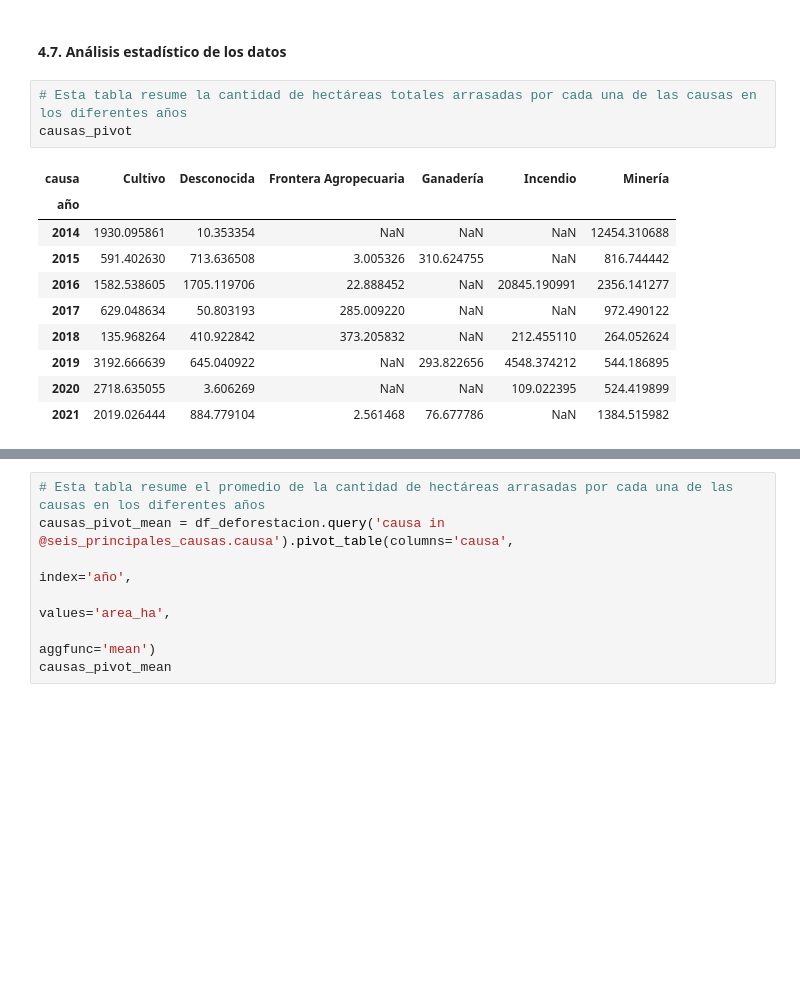
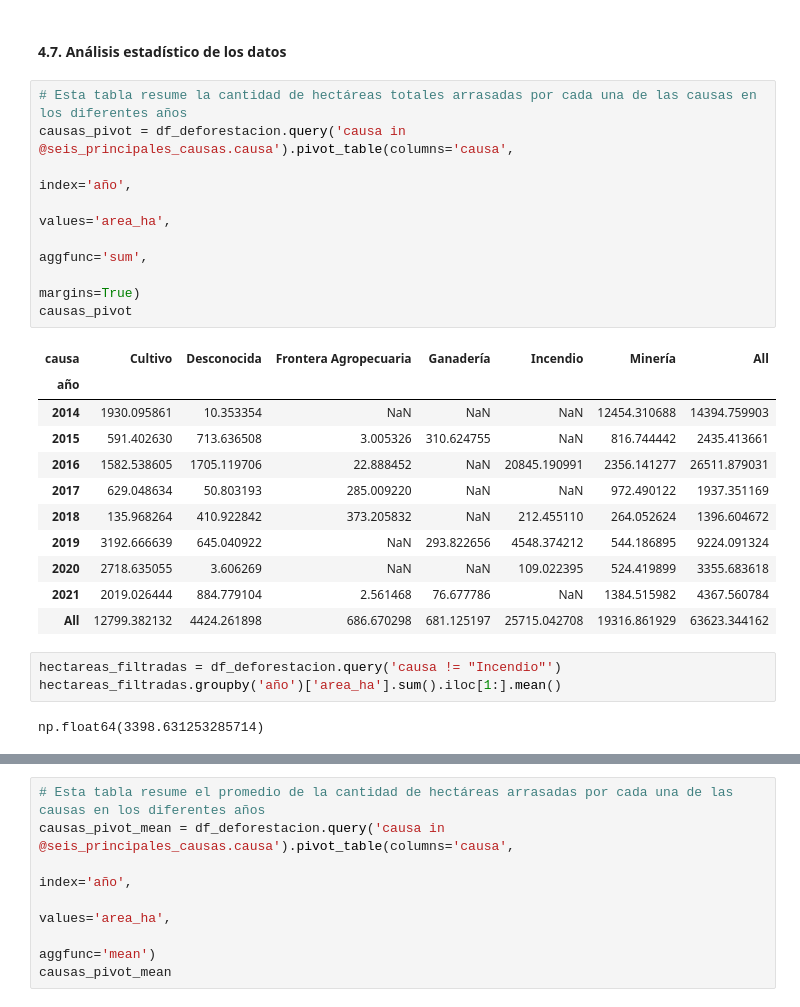
Before and after one commit to JohnQuintero08/deforestacion_choco, a Jupyter notebook: tratamiento_de_datos.ipynb, the cells around one changed output, grey strips where cells are left out. Cells and saved outputs as stored; diff of their text form; blank space fills up the shorter version.

```diff
--- a/tratamiento_de_datos.ipynb
+++ b/tratamiento_de_datos.ipynb
@@ -458,18 +497,29 @@ matriz_graficos_geo(df_deforestacion.query('causa == "Cultivo"'), './graficas/av
 #### 4.7. Análisis estadístico de los datos
 # %%
 # Esta tabla resume la cantidad de hectáreas totales arrasadas por cada una de las causas en los diferentes años
+causas_pivot = df_deforestacion.query('causa in @seis_principales_causas.causa').pivot_table(columns='causa',
+                                                                                             index='año',
+                                                                                             values='area_ha',
+                                                                                             aggfunc='sum',
+                                                                                             margins=True)
 causas_pivot
 # %% [output]
-| causa | Cultivo | Desconocida | Frontera Agropecuaria | Ganadería | Incendio | Minería |
-| año |  |  |  |  |  |  |
-| 2014 | 1930.095861 | 10.353354 | NaN | NaN | NaN | 12454.310688 |
-| 2015 | 591.402630 | 713.636508 | 3.005326 | 310.624755 | NaN | 816.744442 |
-| 2016 | 1582.538605 | 1705.119706 | 22.888452 | NaN | 20845.190991 | 2356.141277 |
-| 2017 | 629.048634 | 50.803193 | 285.009220 | NaN | NaN | 972.490122 |
-| 2018 | 135.968264 | 410.922842 | 373.205832 | NaN | 212.455110 | 264.052624 |
-| 2019 | 3192.666639 | 645.040922 | NaN | 293.822656 | 4548.374212 | 544.186895 |
-| 2020 | 2718.635055 | 3.606269 | NaN | NaN | 109.022395 | 524.419899 |
-| 2021 | 2019.026444 | 884.779104 | 2.561468 | 76.677786 | NaN | 1384.515982 |
+| causa | Cultivo | Desconocida | Frontera Agropecuaria | Ganadería | Incendio | Minería | All |
+| año |  |  |  |  |  |  |  |
+| 2014 | 1930.095861 | 10.353354 | NaN | NaN | NaN | 12454.310688 | 14394.759903 |
+| 2015 | 591.402630 | 713.636508 | 3.005326 | 310.624755 | NaN | 816.744442 | 2435.413661 |
+| 2016 | 1582.538605 | 1705.119706 | 22.888452 | NaN | 20845.190991 | 2356.141277 | 26511.879031 |
+| 2017 | 629.048634 | 50.803193 | 285.009220 | NaN | NaN | 972.490122 | 1937.351169 |
+| 2018 | 135.968264 | 410.922842 | 373.205832 | NaN | 212.455110 | 264.052624 | 1396.604672 |
+| 2019 | 3192.666639 | 645.040922 | NaN | 293.822656 | 4548.374212 | 544.186895 | 9224.091324 |
+| 2020 | 2718.635055 | 3.606269 | NaN | NaN | 109.022395 | 524.419899 | 3355.683618 |
+| 2021 | 2019.026444 | 884.779104 | 2.561468 | 76.677786 | NaN | 1384.515982 | 4367.560784 |
+| All | 12799.382132 | 4424.261898 | 686.670298 | 681.125197 | 25715.042708 | 19316.861929 | 63623.344162 |
+# %%
+hectareas_filtradas = df_deforestacion.query('causa != "Incendio"')
+hectareas_filtradas.groupby('año')['area_ha'].sum().iloc[1:].mean()
+# %% [output]
+np.float64(3398.631253285714)
 # %%
 # Esta tabla resume la media de la cantidad de hectáreas arrasadas por cada una de las causas en los diferentes años
 causas_pivot_median = df_deforestacion.query('causa in @seis_principales_causas.causa').pivot_table(columns='causa',
```
Also changed, not shown: parts of 8 cells of this notebook, 3 other files.
